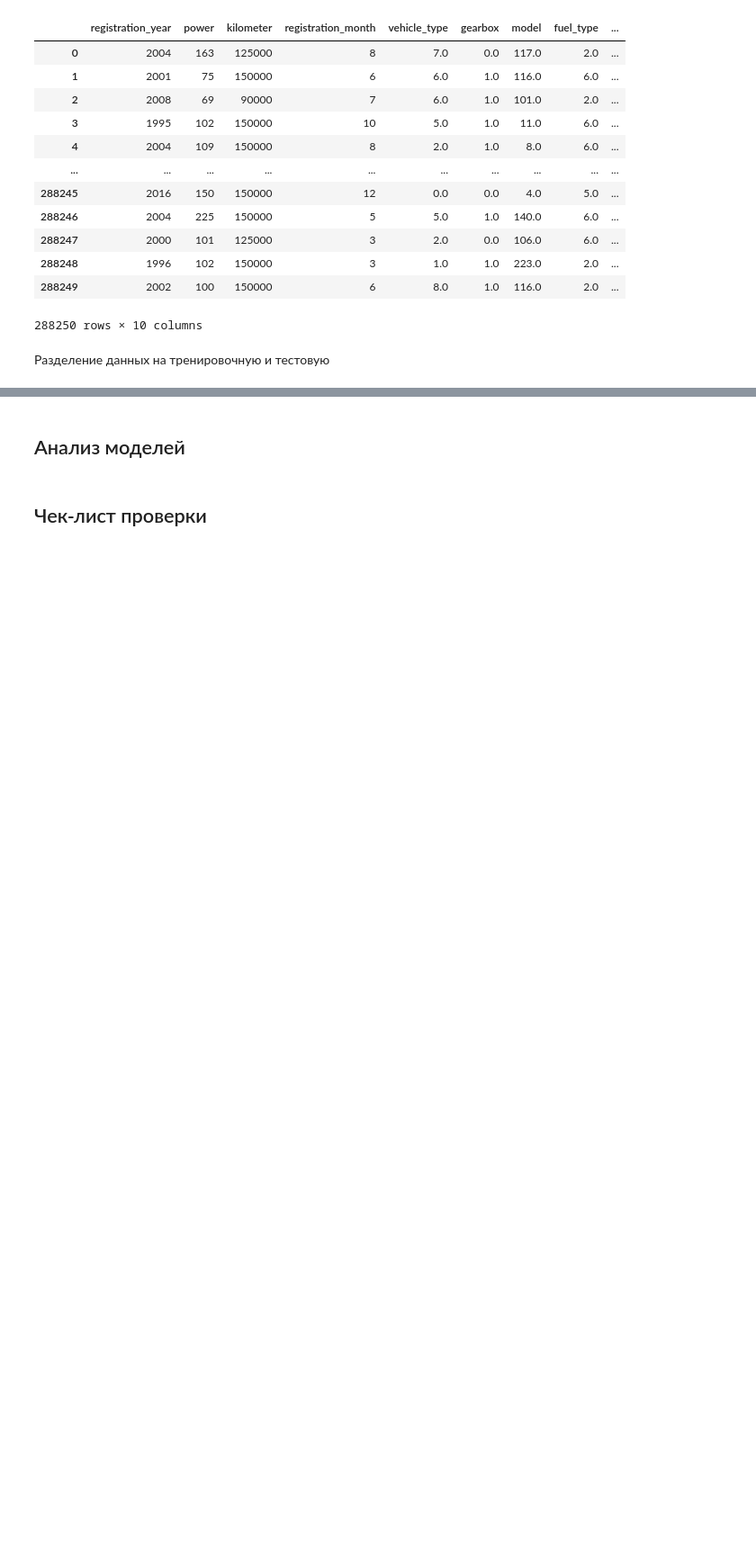
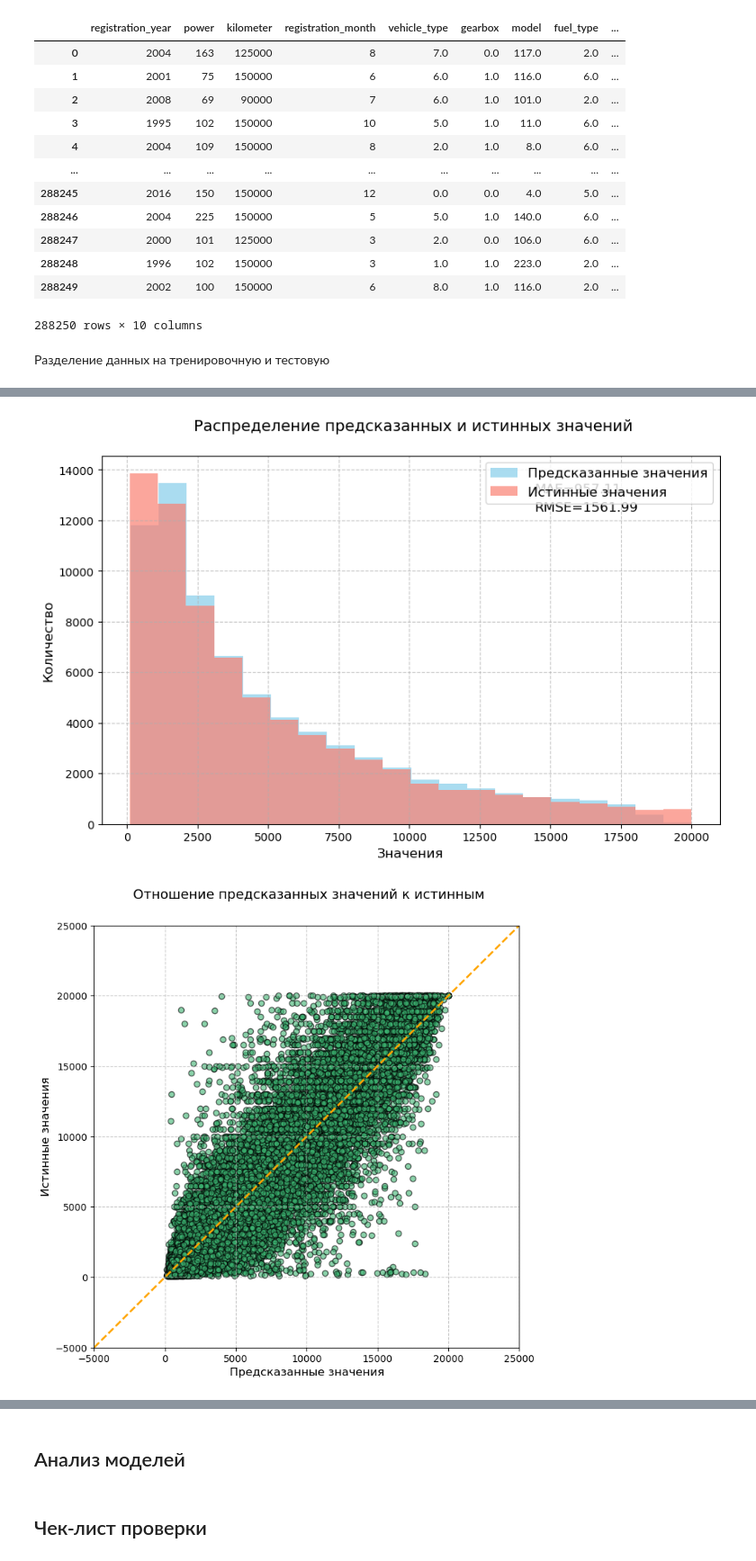
Before and after one commit to butuzovzeleboba/Determining-the-cost-of-cars, a Jupyter notebook: Determining the cost of cars.ipynb, the cells around one changed output, grey strips where cells are left out. Shown at 90% size. Drawn from its saved outputs; the diff is of its cells as text; code cells hidden in the pictures; blank space fills up the shorter version.

```diff
--- a/Determining the cost of cars.ipynb
+++ b/Determining the cost of cars.ipynb
@@ -967,3 +971,6 @@ features_ord
 Разделение данных на тренировочную и тестовую
 # %%
 train_features, test_features, train_target, test_target = train_test_split(features_ord,target, test_size=0.25, random_state=RANDOM_STATE)
+# %%
+def rmse(test,predict):
+    return ((mean_squared_error(test,predict))**0.5).round(2)
@@ -969,0 +1053,7 @@ train_features, test_features, train_target, test_target = train_test_split(feat
+# %%
+%%time
+start = time.time()
+model_rf = RandomForestRegressor(random_state=RANDOM_STATE, criterion='squared_error',warm_start=False, n_estimators=100)
+model_rf.fit(train_features, train_target)
+end = time.time()
+t_rf=round(end-start,2)
@@ -969,0 +1063,6 @@ train_features, test_features, train_target, test_target = train_test_split(feat
+# %%
+%%time
+start = time.time()
+pred_rf=model_rf.predict(test_features)
+end = time.time()
+t_rf_p=round(end-start,2)
@@ -969,0 +1072,7 @@ train_features, test_features, train_target, test_target = train_test_split(feat
+# %%
+rmse_rf = rmse(test_target,pred_rf)
+mae_rf=mean_absolute_error(test_target, pred_rf)
+illustration_target(test_target, pred_rf)
+# %% [output]
+[figure, added]
+[figure, added]
```
Also changed, not shown: parts of 20 cells of this notebook.
